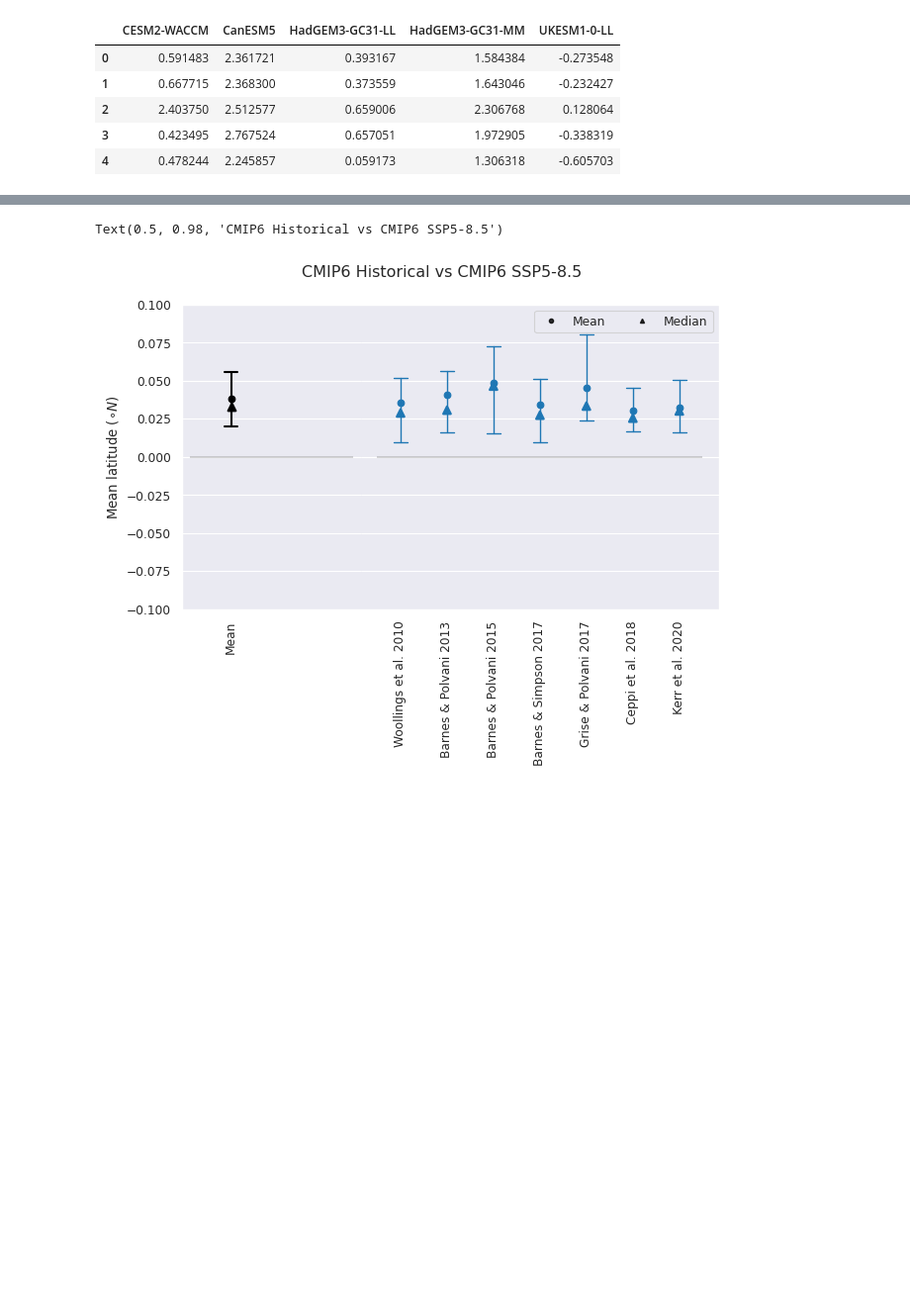
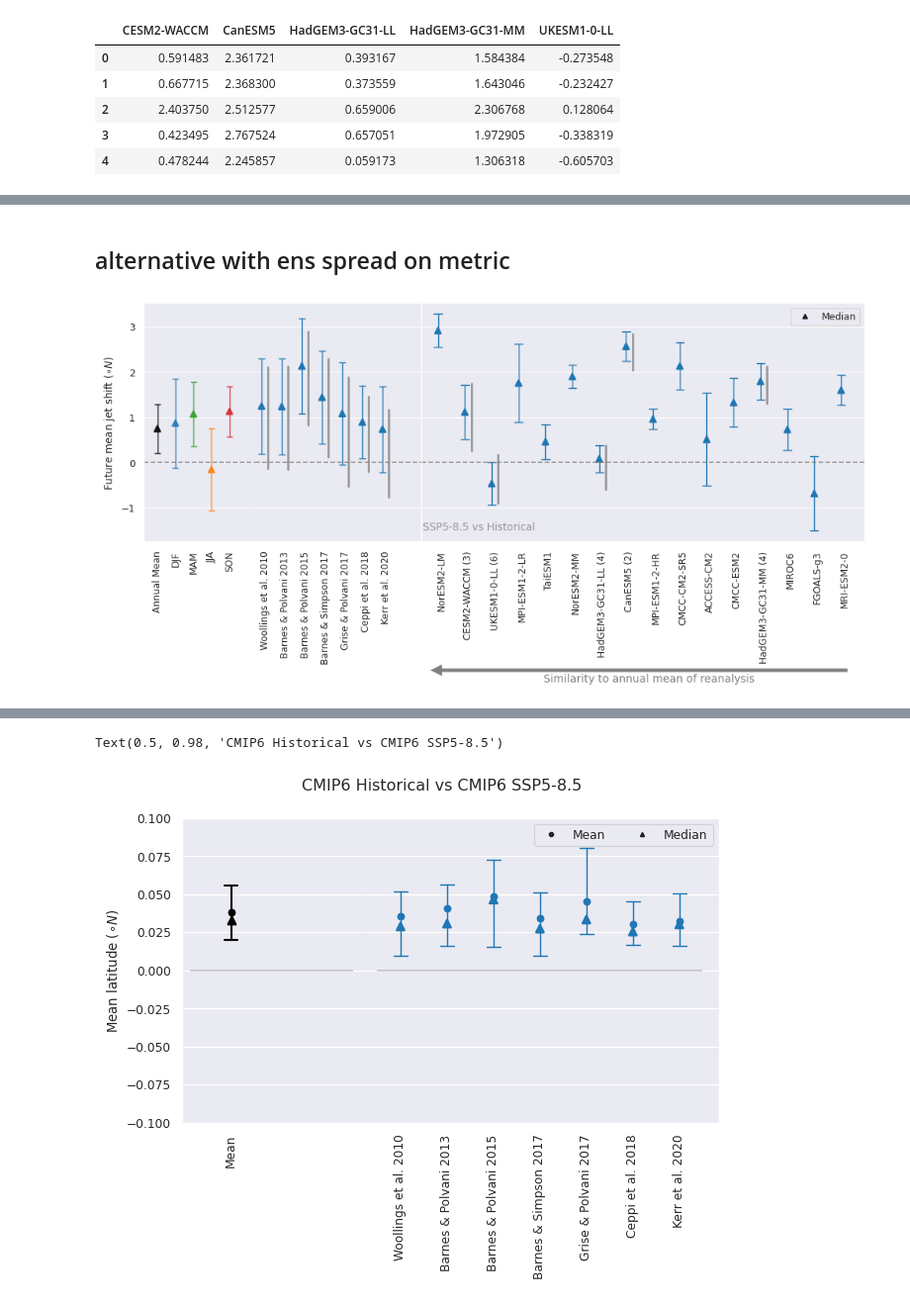
Before and after one commit to Thomasjkeel/uncertainty-in-npac-jet-shift, a Jupyter notebook: Figure_4.ipynb, the cells around one changed output, grey strips where cells are left out. Shown at 99% size. Drawn from its saved outputs; the diff is of its cells as text; code cells hidden in the pictures; blank space fills up the shorter version.

```diff
--- a/Figure_4.ipynb
+++ b/Figure_4.ipynb
@@ -1147,0 +1162,78 @@ ValueError: The number of FixedLocator locations (5), usually from a call to set
+# %% [markdown]
+## alternative with ens spread on metric
+# %%
+sns.set_context('paper')
+sns.set_style('darkgrid')
+cols_to_use = ['Woollings et al. 2010', 'Barnes & Polvani 2013','Barnes & Polvani 2015', 'Barnes & Simpson 2017', 'Grise & Polvani 2017',\
+               'Ceppi et al. 2018','Kerr et al. 2020']
+errorbar_to_use = ('sd', 1)
+
+fig, axes = plt.subplots(1,3, figsize=(12, 4), sharey=True, width_ratios=[0.2, 0.3, 0.8])
+plt.subplots_adjust(wspace=0)
+
+sns.pointplot(df_future_hist_diff_season_by_model[["Annual Mean", 'DJF', 'MAM', 'JJA', 'SON']].dropna(), capsize=.3, estimator='median', errorbar=errorbar_to_use,\
+              markers = '^', errwidth=1, join=False, palette=['k', 'C0', 'C2', 'C1', 'C3'], ax=axes[0])
+
+## BY METRIC
+sns.pointplot(df_diff_djf_ens_mean.loc[djf_hist_and_future_mean_diffs_w_mean_ensemble_means.index], capsize=.3, estimator='median', errorbar=errorbar_to_use,\
+              markers = '^', errwidth=1, join=False, ax=axes[1])
+offset = matplotlib.transforms.ScaledTranslation(-(3/72.), 0, axes[1].figure.dpi_scale_trans)
+trans = axes[1].collections[0].get_transform()
+axes[1].collections[0].set_transform(trans + offset)
+for line in axes[1].lines:
+    trans = line.get_transform()
+    line.set_transform(trans + offset)
+sns.pointplot(df_diff_djf.loc[models_in_groups_in_future], capsize=.0, estimator='median', errorbar=errorbar_to_use,\
+              markers = '', errwidth=2, join=False, color=(0.6, 0.6, 0.6), ax=axes[1])
+offset = matplotlib.transforms.ScaledTranslation(3/72., 0, axes[1].figure.dpi_scale_trans)
+trans = axes[1].collections[1].get_transform()
+axes[1].collections[1].set_transform(trans + offset)
+for line in axes[1].lines[len(axes[1].lines)//2:]:
+    trans = line.get_transform()
+    line.set_transform(trans + offset)
+
+## BY MODEL
+sns.pointplot(df_diff_djf_ens_mean.loc[sorted_index_by_minimum_error_from_reanalysis_mean_ens_mean].T, capsize=.3, estimator='median', errorbar=errorbar_to_use,\
+              markers = '^', errwidth=1, join=False, ax=axes[2]);
+offset = matplotlib.transforms.ScaledTranslation(-(3/72.), 0, axes[2].figure.dpi_scale_trans)
+trans = axes[2].collections[0].get_transform()
+axes[2].collections[0].set_transform(trans + offset)
+for line in axes[2].lines:
+    trans = line.get_transform()
+    line.set_transform(trans + offset)
+
+sns.pointplot(multi_r_models_w_all_models, capsize=.0, estimator='median', errorbar=errorbar_to_use,\
+              markers='', errwidth=2, join=False, color=(0.6, 0.6, 0.6),  ax=axes[2]);
+
+offset = matplotlib.transforms.ScaledTranslation(3/72., 0, axes[2].figure.dpi_scale_trans)
+trans = axes[2].collections[1].get_transform()
+axes[2].collections[1].set_transform(trans + offset)
+for line in axes[2].lines[len(axes[2].lines)//2:]:
+    trans = line.get_transform()
+    line.set_transform(trans + offset)
+
+axes[0].set_xticklabels(["Annual Mean", 'DJF', 'MAM', 'JJA', 'SON'], rotation=90);
+axes[1].set_xticklabels(cols_to_use, rotation=90);
+axes[2].set_xticklabels(sorted_models_with_group_count, rotation=90);
+plt.setp(axes[0].collections, alpha=.8); #for the markers
+plt.setp(axes[0].lines, alpha=.9);    #for the lines
+axes[2].annotate('', xy=(-1.3, -4.6), xytext=(16, -4.6),
+            arrowprops=dict(facecolor='grey', width=4, shrink=0.05), annotation_clip=False)
+axes[2].text(s="Similarity to annual mean of reanalysis", x=3.8, y=-4.85, c='grey', fontsize=10)
+black_triangle = mlines.Line2D([], [], color='k', marker='^', linestyle='None',
+                          markersize=5, alpha=.8, label='Median')
+axes[2].legend(handles=[black_triangle], ncols=2)
+axes[0].hlines(-0, -0.75, 5.5, 'grey', '--', alpha=.9)
+axes[1].hlines(-0, -1.5, 7.75, 'grey', '--', alpha=.9)
+axes[2].hlines(-0, -1.75, 15.75, 'grey', '--', alpha=.9)
+axes[0].set_xlim(-0.75, 5.4)
+axes[1].set_xlim(-0.5, 7.75)
+axes[2].set_xlim(-0.75, 15.75)
+axes[0].spines['right'].set_visible(False)
+axes[1].spines['left'].set_visible(False)
+axes[0].set_ylabel("Future mean jet shift (${\circ N}$)")
+axes[2].text(s="SSP5-8.5 vs Historical", x=-0.7, y=-1.5, color='grey', alpha=.8)
+
+# fig.savefig('figures/figure_4_with_ens_spread.png', bbox_inches='tight', dpi=300)
+# %% [output]
+[figure, added]
```
Also changed, not shown: parts of 10 cells of this notebook, 3 other files.
